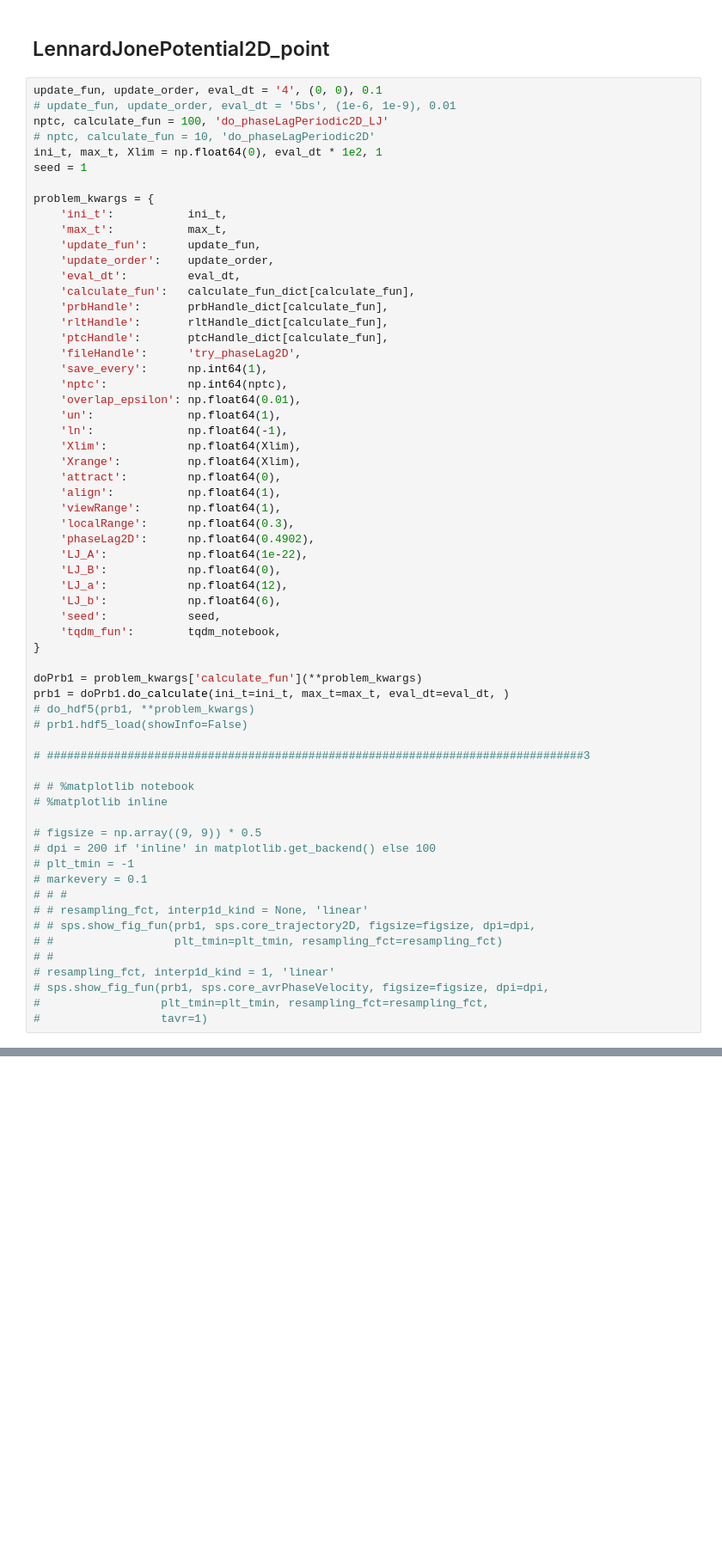
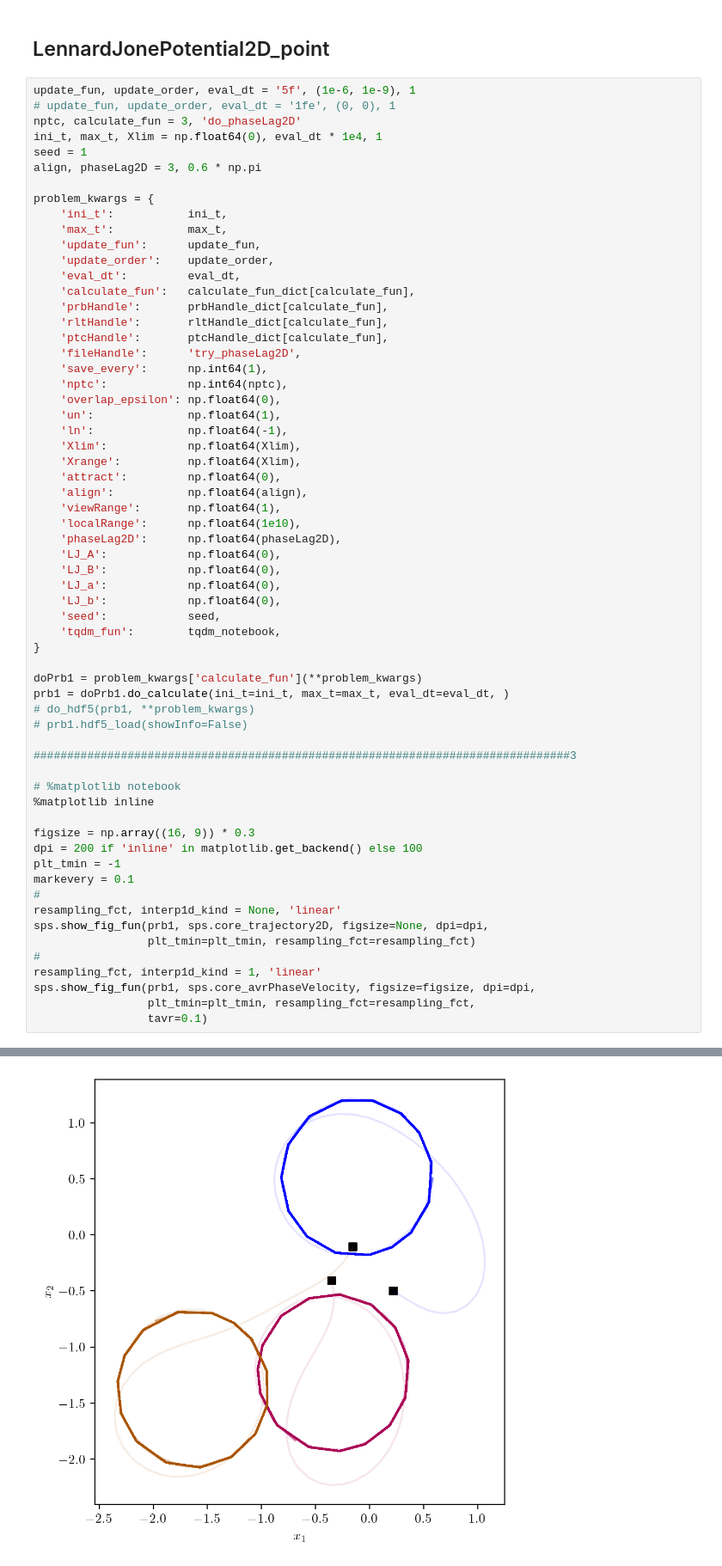
Before and after one commit to pcmagic/ActiveMatter, a Jupyter notebook: collectiveFish/try_phaseLag2D.ipynb, the cells around one changed output, grey strips where cells are left out. Shown at 86% size. Drawn from its saved outputs; the diff is of its cells as text; blank space fills up the shorter version.

```diff
--- a/collectiveFish/try_phaseLag2D.ipynb
+++ b/collectiveFish/try_phaseLag2D.ipynb
@@ -139,12 +139,12 @@ Kruk, Nikita, Yuri Maistrenko, and Heinz Koeppl. "Self-propelled chimeras." Phys
 # %% [markdown]
 ## LennardJonePotential2D_point
 # %%
-update_fun, update_order, eval_dt = '4', (0, 0), 0.1
-# update_fun, update_order, eval_dt = '5bs', (1e-6, 1e-9), 0.01
-nptc, calculate_fun = 100, 'do_phaseLagPeriodic2D_LJ'
-# nptc, calculate_fun = 10, 'do_phaseLagPeriodic2D'
-ini_t, max_t, Xlim = np.float64(0), eval_dt * 1e2, 1
+update_fun, update_order, eval_dt = '5f', (1e-6, 1e-9), 1
+# update_fun, update_order, eval_dt = '1fe', (0, 0), 1
+nptc, calculate_fun = 3, 'do_phaseLag2D'
+ini_t, max_t, Xlim = np.float64(0), eval_dt * 1e4, 1
 seed = 1
+align, phaseLag2D = 3, 0.6 * np.pi
 
 problem_kwargs = {
     'ini_t':           ini_t,
@@ -159,20 +159,20 @@ problem_kwargs = {
     'fileHandle':      'try_phaseLag2D',
     'save_every':      np.int64(1),
     'nptc':            np.int64(nptc),
-    'overlap_epsilon': np.float64(0.01),
+    'overlap_epsilon': np.float64(0),
     'un':              np.float64(1),
     'ln':              np.float64(-1),
     'Xlim':            np.float64(Xlim),
     'Xrange':          np.float64(Xlim),
     'attract':         np.float64(0),
-    'align':           np.float64(1),
+    'align':           np.float64(align),
     'viewRange':       np.float64(1),
-    'localRange':      np.float64(0.3),
-    'phaseLag2D':      np.float64(0.4902),
-    'LJ_A':            np.float64(1e-22),
+    'localRange':      np.float64(1e10),
+    'phaseLag2D':      np.float64(phaseLag2D),
+    'LJ_A':            np.float64(0),
     'LJ_B':            np.float64(0),
-    'LJ_a':            np.float64(12),
-    'LJ_b':            np.float64(6),
+    'LJ_a':            np.float64(0),
+    'LJ_b':            np.float64(0),
     'seed':            seed,
     'tqdm_fun':        tqdm_notebook,
 }
@@ -182,24 +182,24 @@ prb1 = doPrb1.do_calculate(ini_t=ini_t, max_t=max_t, eval_dt=eval_dt, )
 # do_hdf5(prb1, **problem_kwargs)
 # prb1.hdf5_load(showInfo=False)
 
-# ################################################################################3
+################################################################################3
 
-# # %matplotlib notebook
-# %matplotlib inline
+# %matplotlib notebook
+%matplotlib inline
 
-# figsize = np.array((9, 9)) * 0.5
-# dpi = 200 if 'inline' in matplotlib.get_backend() else 100
-# plt_tmin = -1
-# markevery = 0.1
-# # #
-# # resampling_fct, interp1d_kind = None, 'linear'
-# # sps.show_fig_fun(prb1, sps.core_trajectory2D, figsize=figsize, dpi=dpi,
-# #                  plt_tmin=plt_tmin, resampling_fct=resampling_fct)
-# #
-# resampling_fct, interp1d_kind = 1, 'linear'
-# sps.show_fig_fun(prb1, sps.core_avrPhaseVelocity, figsize=figsize, dpi=dpi,
-#                  plt_tmin=plt_tmin, resampling_fct=resampling_fct,
-#                  tavr=1)
+figsize = np.array((16, 9)) * 0.3
+dpi = 200 if 'inline' in matplotlib.get_backend() else 100
+plt_tmin = -1
+markevery = 0.1
+#
+resampling_fct, interp1d_kind = None, 'linear'
+sps.show_fig_fun(prb1, sps.core_trajectory2D, figsize=None, dpi=dpi,
+                 plt_tmin=plt_tmin, resampling_fct=resampling_fct)
+#
+resampling_fct, interp1d_kind = 1, 'linear'
+sps.show_fig_fun(prb1, sps.core_avrPhaseVelocity, figsize=figsize, dpi=dpi,
+                 plt_tmin=plt_tmin, resampling_fct=resampling_fct,
+                 tavr=0.1)
 # %% [output]
 remove folder try_phaseLag2D
 make folder try_phaseLag2D
@@ -222,0 +224 @@ Solve, usage time: 0:00:05.845235
+[figure, added]
```
Also changed, not shown: parts of 4 cells of this notebook, 6 other files.
